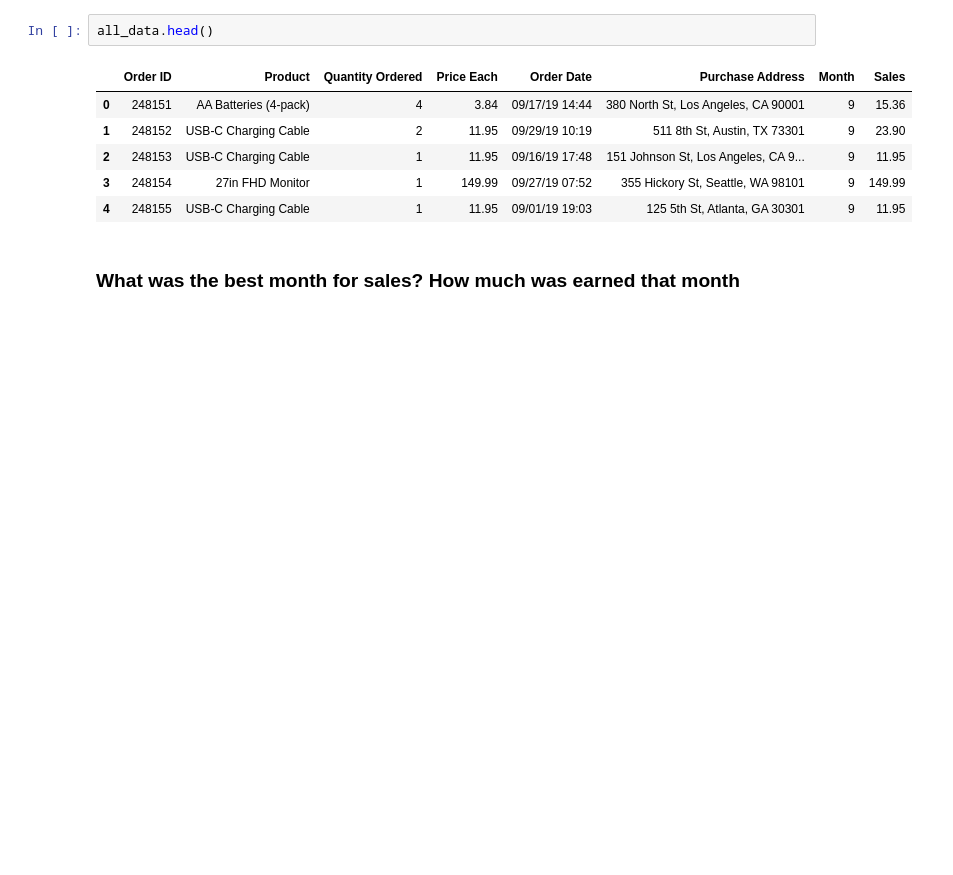
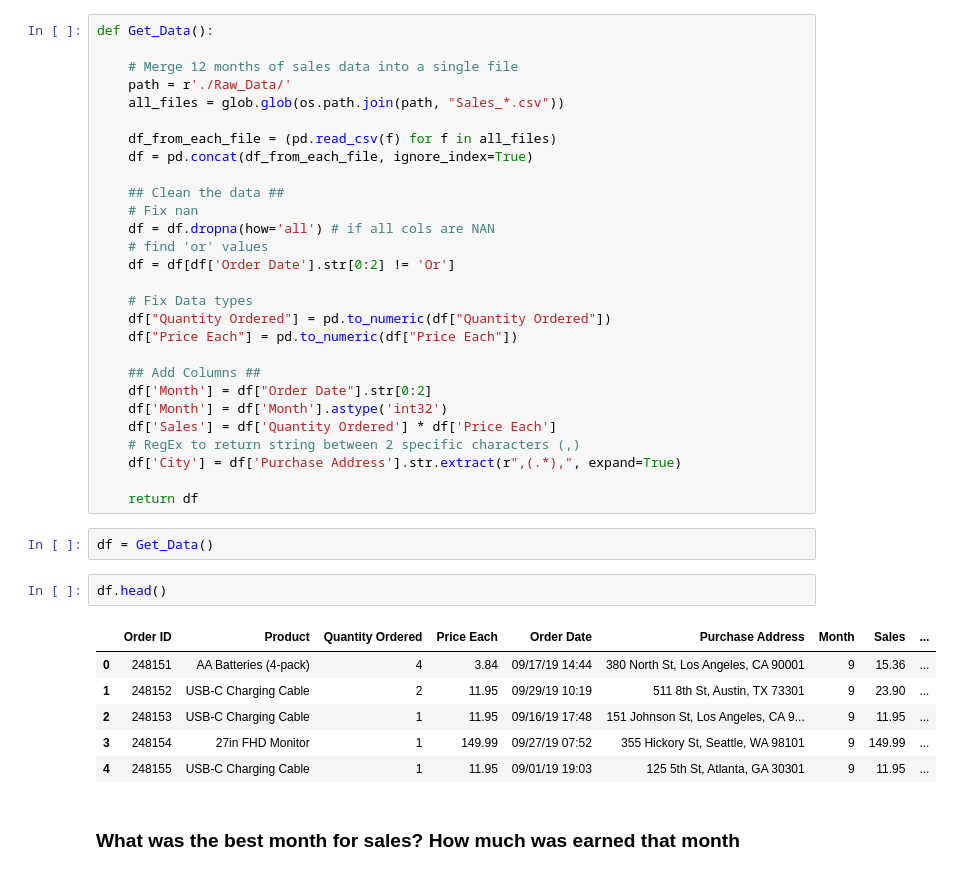
Before and after one commit to jimcrews/my-py-notebooks, a Jupyter notebook: Sales_Analysis.ipynb, the cells around one changed output. Cells and saved outputs as stored; diff of their text form; blank space fills up the shorter version.

```diff
--- a/Sales_Analysis.ipynb
+++ b/Sales_Analysis.ipynb
@@ -76,12 +14,42 @@ all_data['Sales'] = all_data['Quantity Ordered'] * all_data['Price Each']
+# %%
+def Get_Data():
+
+    # Merge 12 months of sales data into a single file
+    path = r'./Raw_Data/'
+    all_files = glob.glob(os.path.join(path, "Sales_*.csv"))
+
+    df_from_each_file = (pd.read_csv(f) for f in all_files)
+    df = pd.concat(df_from_each_file, ignore_index=True)
+
+    ## Clean the data ##
+    # Fix nan
+    df = df.dropna(how='all') # if all cols are NAN
+    # find 'or' values
+    df = df[df['Order Date'].str[0:2] != 'Or']
+
+    # Fix Data types
+    df["Quantity Ordered"] = pd.to_numeric(df["Quantity Ordered"])
+    df["Price Each"] = pd.to_numeric(df["Price Each"])
+
+    ## Add Columns ##
+    df['Month'] = df["Order Date"].str[0:2]
+    df['Month'] = df['Month'].astype('int32')
+    df['Sales'] = df['Quantity Ordered'] * df['Price Each']
+    # RegEx to return string between 2 specific characters (,)
+    df['City'] = df['Purchase Address'].str.extract(r",(.*),", expand=True)
+
+    return df
+# %%
+df = Get_Data()
 # %%
-all_data.head()
+df.head()
 # %% [output]
-|  | Order ID | Product | Quantity Ordered | Price Each | Order Date | Purchase Address | Month | Sales |
-| 0 | 248151 | AA Batteries (4-pack) | 4 | 3.84 | 09/17/19 14:44 | 380 North St, Los Angeles, CA 90001 | 9 | 15.36 |
-| 1 | 248152 | USB-C Charging Cable | 2 | 11.95 | 09/29/19 10:19 | 511 8th St, Austin, TX 73301 | 9 | 23.90 |
-| 2 | 248153 | USB-C Charging Cable | 1 | 11.95 | 09/16/19 17:48 | 151 Johnson St, Los Angeles, CA 9... | 9 | 11.95 |
-| 3 | 248154 | 27in FHD Monitor | 1 | 149.99 | 09/27/19 07:52 | 355 Hickory St, Seattle, WA 98101 | 9 | 149.99 |
-| 4 | 248155 | USB-C Charging Cable | 1 | 11.95 | 09/01/19 19:03 | 125 5th St, Atlanta, GA 30301 | 9 | 11.95 |
+|  | Order ID | Product | Quantity Ordered | Price Each | Order Date | Purchase Address | Month | Sales | ... |
+| 0 | 248151 | AA Batteries (4-pack) | 4 | 3.84 | 09/17/19 14:44 | 380 North St, Los Angeles, CA 90001 | 9 | 15.36 | ... |
+| 1 | 248152 | USB-C Charging Cable | 2 | 11.95 | 09/29/19 10:19 | 511 8th St, Austin, TX 73301 | 9 | 23.90 | ... |
+| 2 | 248153 | USB-C Charging Cable | 1 | 11.95 | 09/16/19 17:48 | 151 Johnson St, Los Angeles, CA 9... | 9 | 11.95 | ... |
+| 3 | 248154 | 27in FHD Monitor | 1 | 149.99 | 09/27/19 07:52 | 355 Hickory St, Seattle, WA 98101 | 9 | 149.99 | ... |
+| 4 | 248155 | USB-C Charging Cable | 1 | 11.95 | 09/01/19 19:03 | 125 5th St, Atlanta, GA 30301 | 9 | 11.95 | ... |
 # %% [markdown]
 ### What was the best month for sales? How much was earned that month
 # %%
```
Also changed, not shown: parts of 24 cells of this notebook.
